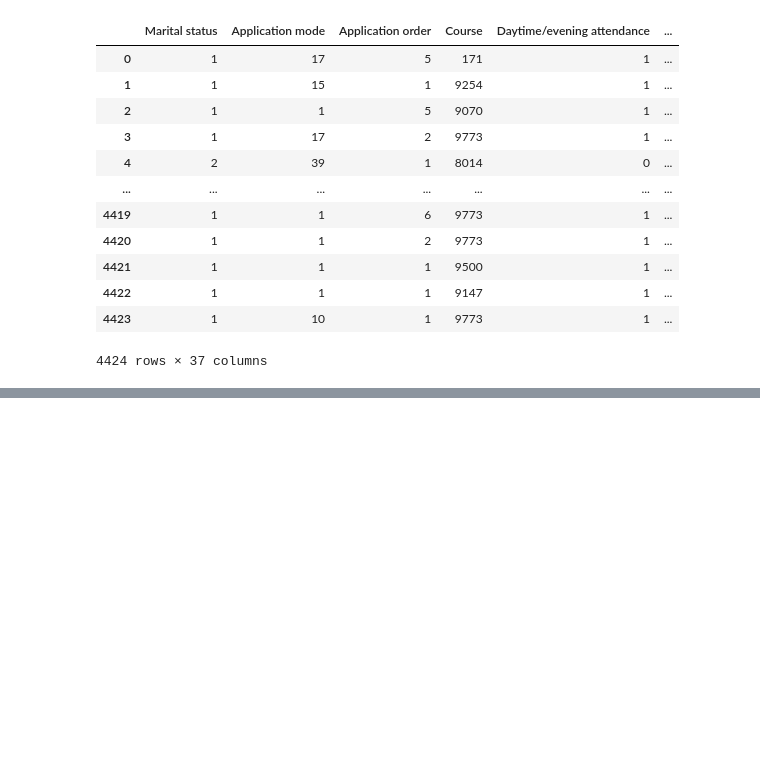
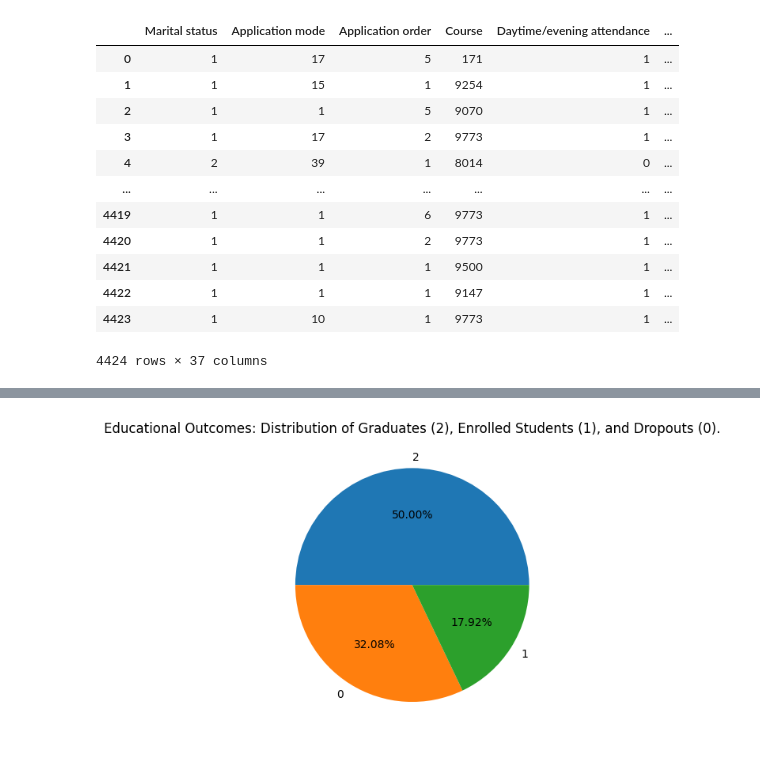
Before and after one commit to hosngholami/Predict-Student, a Jupyter notebook: student-prediction.ipynb, the cells around one changed output, grey strips where cells are left out. Drawn from its saved outputs; the diff is of its cells as text; code cells hidden in the pictures; blank space fills up the shorter version.

```diff
--- a/student-prediction.ipynb
+++ b/student-prediction.ipynb
@@ -59,7 +40,11 @@ df = data.drop(columns=['Nacionality', 'International', 'Educational special nee
 # %%
 for i in range(len(data)):
-    df.loc[i, "Previous qualification (grade)"] = data.loc[i, "Previous qualification (grade)"].replace("٫", ".")
-    df.loc[i, "Admission grade"] = data.loc[i, "Admission grade"].replace("٫", ".")
-    df.loc[i, "Curricular units 1st sem (grade)"] = str(data.loc[i, "Curricular units 1st sem (grade)"]).replace("٫", ".")
-    df.loc[i, "Curricular units 2nd sem (grade)"] = data.loc[i, "Curricular units 2nd sem (grade)"].replace("٫", ".")
-    df.loc[i, "Admission grade"] = data.loc[i, "Admission grade"].replace("٫", ".")
+    data.loc[i, "Previous qualification (grade)"] = data.loc[i, "Previous qualification (grade)"].replace("٫", ".")
+    data.loc[i, "Admission grade"] = data.loc[i, "Admission grade"].replace("٫", ".")
+    data.loc[i, "Curricular units 1st sem (grade)"] = str(data.loc[i, "Curricular units 1st sem (grade)"]).replace("٫", ".")
+    data.loc[i, "Curricular units 2nd sem (grade)"] = data.loc[i, "Curricular units 2nd sem (grade)"].replace("٫", ".")
+    # data.loc[i, "Curricular units 2nd sem (credited)"] = data.loc[i, "Curricular units 2nd sem (credited)"].replace("٫", ".")
+    data.loc[i, "Admission grade"] = data.loc[i, "Admission grade"].replace("٫", ".")
+    data.loc[i, "Unemployment rate"] = data.loc[i, "Unemployment rate"].replace("٫", ".")
+    data.loc[i, "Inflation rate"] = data.loc[i, "Inflation rate"].replace("٫", ".")
+    data.loc[i, "GDP"] = data.loc[i, "GDP"].replace("٫", ".")
@@ -82,3 +51,7 @@ df
+# %%
+data = data.drop([5, 179, 371, 528, 677, 682, 739, 884, 1527, 1548, 1550, 1609, 1695, 1995,
+ 2217, 2358, 2365, 2369, 2404, 2433, 2603, 2814, 2919, 2921, 3036, 3223, 3327, 3410,
+ 3502, 3570, 3684, 3741, 3891, 4056, 4177, 4188, 4217, 4240])
 # %%
 le = LabelEncoder()
-df["Target"] = le.fit_transform(df["Target"])
+data["Target"] = le.fit_transform(data["Target"])
@@ -94,0 +58,7 @@ y = df.iloc[:, -1]
+# %%
+category_count = data["Target"].value_counts()
+plt.pie(category_count.values, labels=category_count.index, autopct='%1.2f%%')
+plt.title('Educational Outcomes: Distribution of Graduates (2), Enrolled Students (1), and Dropouts (0).')
+plt.show()
+# %% [output]
+[figure, added]
```
Also changed, not shown: parts of 32 cells of this notebook.
